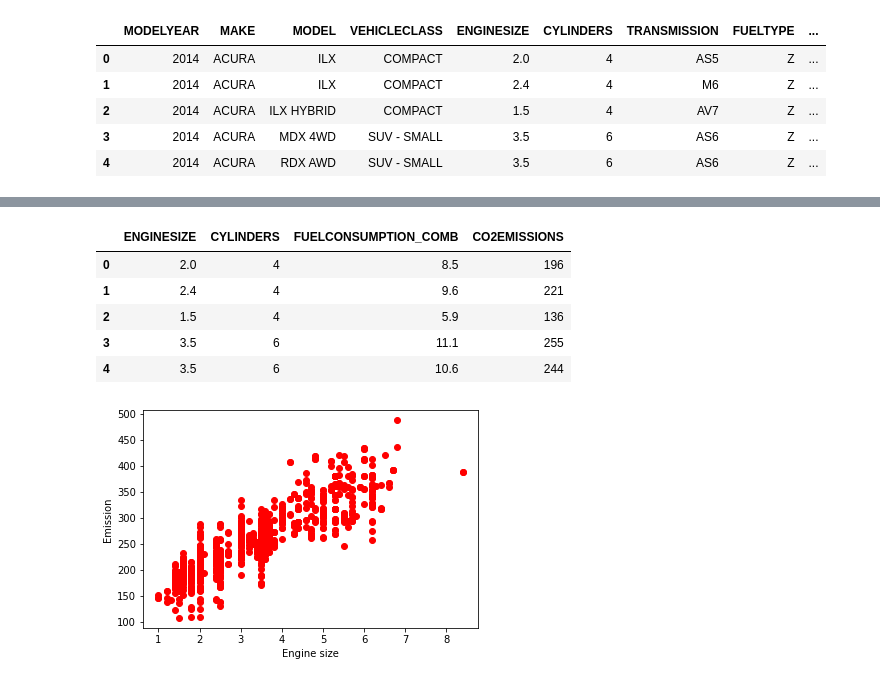
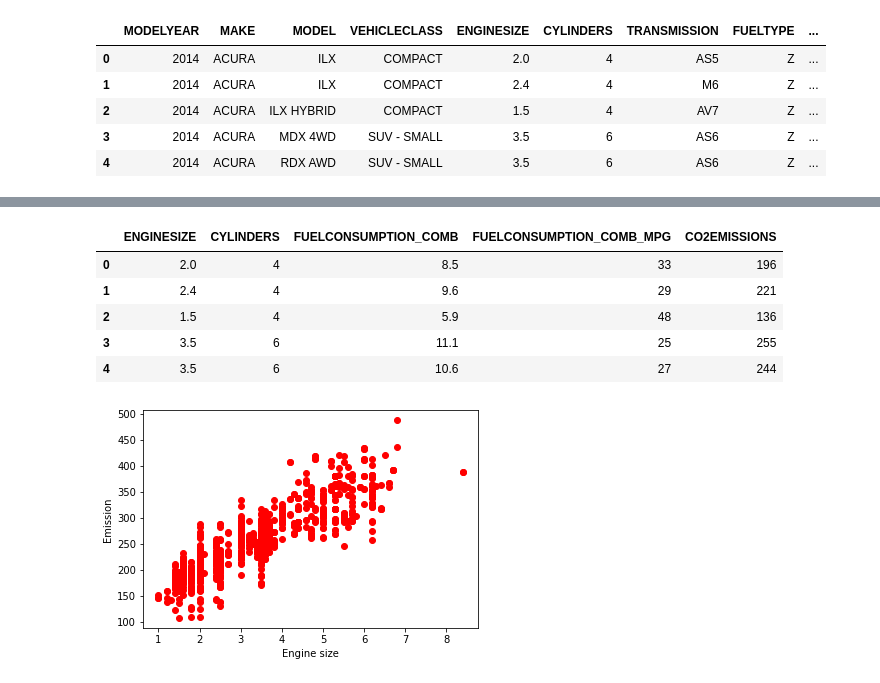
Before and after one commit to Saber0275/Polynomial-Regression, a Jupyter notebook: Polynomial_Regression_(Non_linear).ipynb, the cells around one changed output, grey strips where cells are left out. Saved outputs shown, nothing was run; the diff lists cells and outputs as text; code cells hidden in the pictures.

```diff
--- a/Polynomial_Regression_(Non_linear).ipynb
+++ b/Polynomial_Regression_(Non_linear).ipynb
@@ -53,15 +367,15 @@ df.shape
 # %%
 #Feature selecting for our multiple non-linear regression (different independent variables as X1 X2 X3)
 
 #Our target (label)► Co2emission
 
-cdf = df[['ENGINESIZE','CYLINDERS','FUELCONSUMPTION_COMB','CO2EMISSIONS']]
+cdf = df[['ENGINESIZE','CYLINDERS','FUELCONSUMPTION_COMB','FUELCONSUMPTION_COMB_MPG','CO2EMISSIONS']]
 cdf.head()
 # %% [output]
-|  | ENGINESIZE | CYLINDERS | FUELCONSUMPTION_COMB | CO2EMISSIONS |
-| 0 | 2.0 | 4 | 8.5 | 196 |
-| 1 | 2.4 | 4 | 9.6 | 221 |
-| 2 | 1.5 | 4 | 5.9 | 136 |
-| 3 | 3.5 | 6 | 11.1 | 255 |
-| 4 | 3.5 | 6 | 10.6 | 244 |
+|  | ENGINESIZE | CYLINDERS | FUELCONSUMPTION_COMB | FUELCONSUMPTION_COMB_MPG | CO2EMISSIONS |
+| 0 | 2.0 | 4 | 8.5 | 33 | 196 |
+| 1 | 2.4 | 4 | 9.6 | 29 | 221 |
+| 2 | 1.5 | 4 | 5.9 | 48 | 136 |
+| 3 | 3.5 | 6 | 11.1 | 25 | 255 |
+| 4 | 3.5 | 6 | 10.6 | 27 | 244 |
 # %%
```
Also changed, not shown: parts of 33 cells of this notebook.
